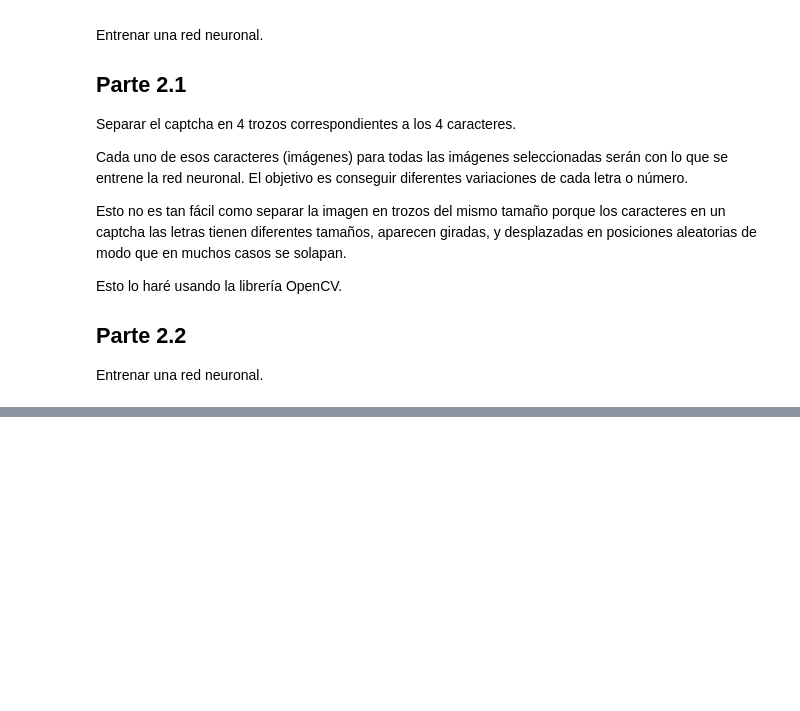
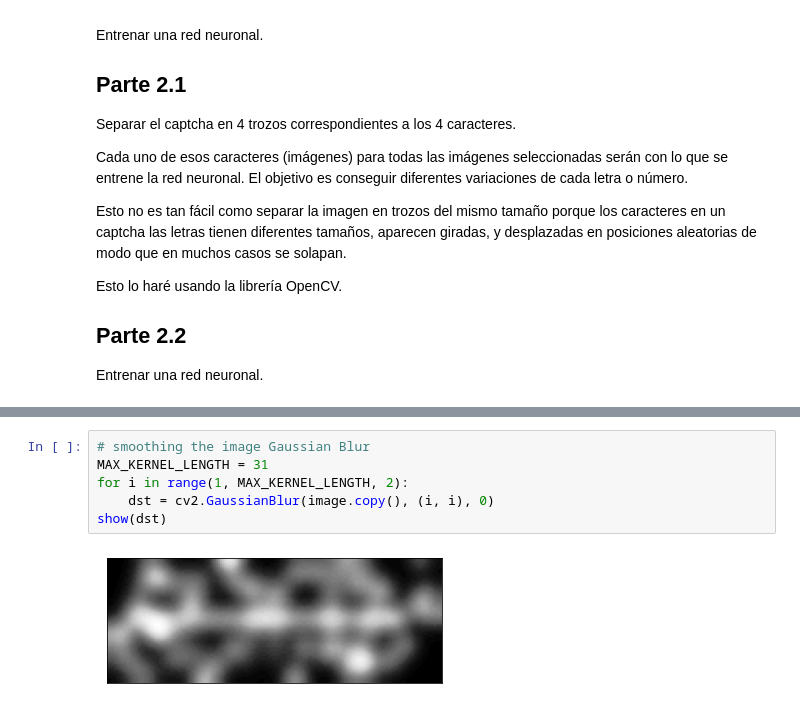
Before and after one commit to rfminguez/w8-proyecto_final-rompe_captcha, a Jupyter notebook: main.ipynb, the cells around one changed output, grey strips where cells are left out. Drawn from its saved outputs; the diff is of its cells as text; blank space fills up the shorter version.

```diff
--- a/main.ipynb
+++ b/main.ipynb
@@ -30,0 +91,8 @@ Entrenar una red neuronal.
+# %%
+# smoothing the image Gaussian Blur
+MAX_KERNEL_LENGTH = 31
+for i in range(1, MAX_KERNEL_LENGTH, 2):
+    dst = cv2.GaussianBlur(image.copy(), (i, i), 0)
+show(dst)
+# %% [output]
+[figure, added]
```
Also changed, not shown: parts of 16 cells of this notebook, 1 other file.
